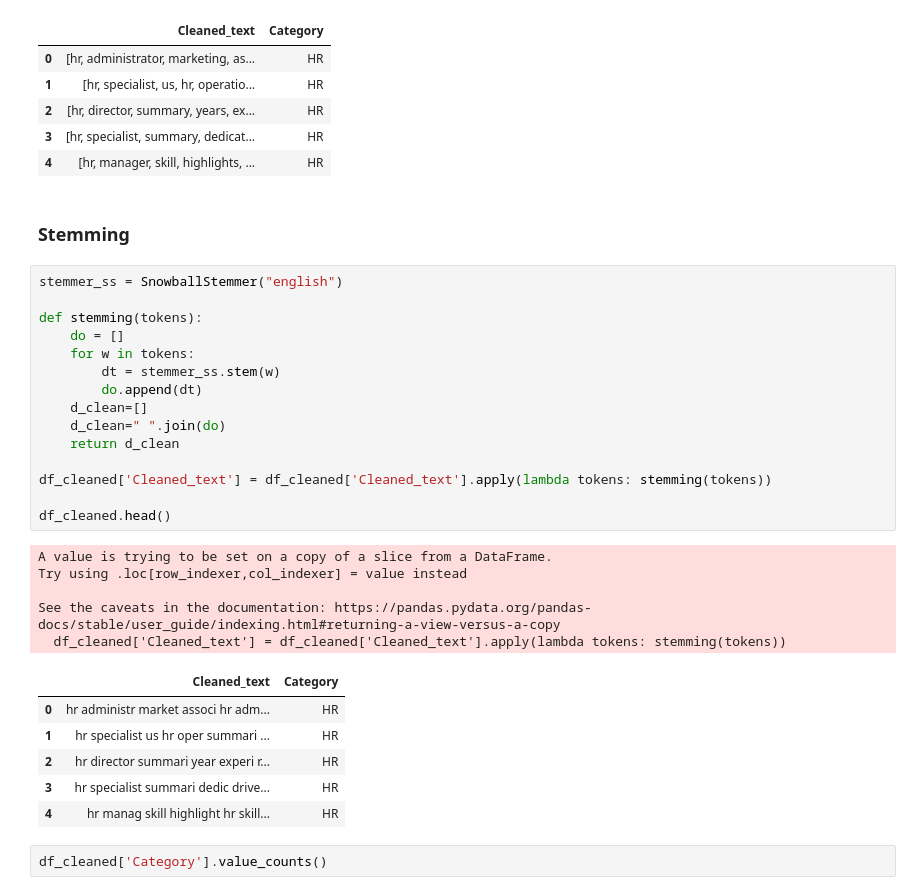
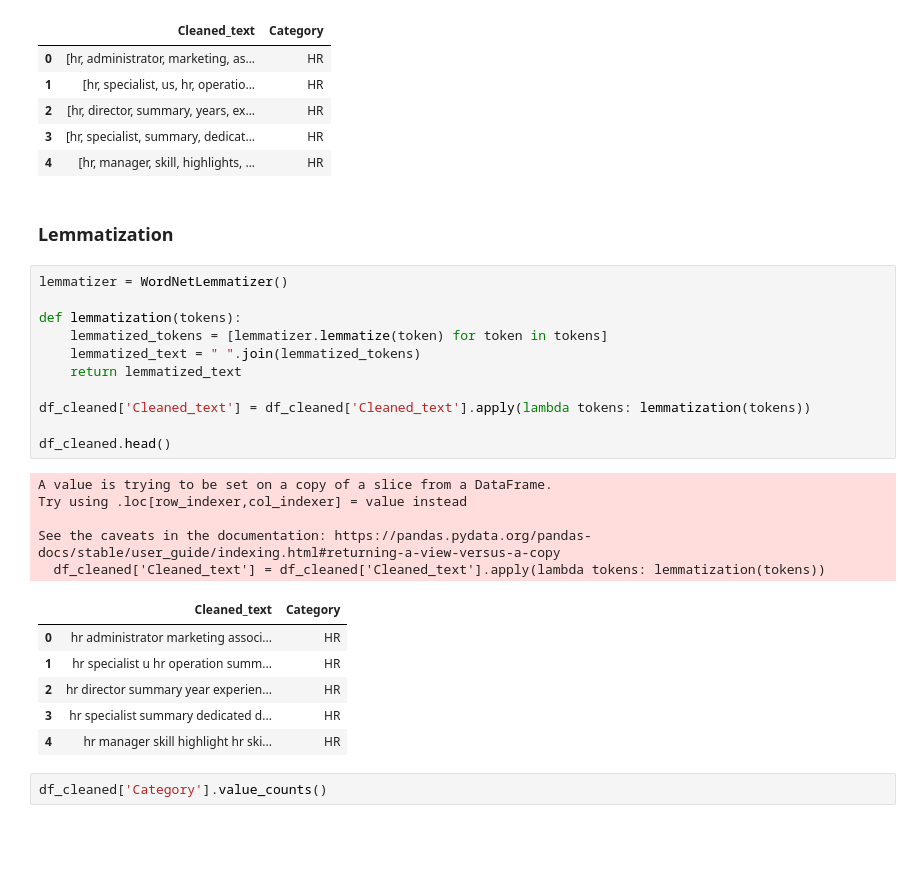
Before and after one commit to aymanrafif/Resume-Classification-Using-Machine-Learning-Models, a Jupyter notebook: Resume Classification Using Machine Learning Models.ipynb, the cells around one changed output. Drawn from its saved outputs; the diff is of its cells as text; blank space fills up the shorter version.

```diff
--- a/Resume Classification Using Machine Learning Models.ipynb
+++ b/Resume Classification Using Machine Learning Models.ipynb
@@ -141,34 +142,30 @@ See the caveats in the documentation: https://pandas.pydata.org/pandas-docs/stab
 | 3 | [hr, specialist, summary, dedicat... | HR |
 | 4 | [hr, manager, skill, highlights, ... | HR |
 # %% [markdown]
-### Stemming
+### Lemmatization
 # %%
-stemmer_ss = SnowballStemmer("english")
+lemmatizer = WordNetLemmatizer()
 
-def stemming(tokens):
-    do = []
-    for w in tokens:
-        dt = stemmer_ss.stem(w)
-        do.append(dt)
-    d_clean=[]
-    d_clean=" ".join(do)
-    return d_clean
+def lemmatization(tokens):
+    lemmatized_tokens = [lemmatizer.lemmatize(token) for token in tokens]
+    lemmatized_text = " ".join(lemmatized_tokens)
+    return lemmatized_text
 
-df_cleaned['Cleaned_text'] = df_cleaned['Cleaned_text'].apply(lambda tokens: stemming(tokens))
+df_cleaned['Cleaned_text'] = df_cleaned['Cleaned_text'].apply(lambda tokens: lemmatization(tokens))
 
 df_cleaned.head()
 # %% [output]
 A value is trying to be set on a copy of a slice from a DataFrame.
 Try using .loc[row_indexer,col_indexer] = value instead
 
 See the caveats in the documentation: https://pandas.pydata.org/pandas-docs/stable/user_guide/indexing.html#returning-a-view-versus-a-copy
-  df_cleaned['Cleaned_text'] = df_cleaned['Cleaned_text'].apply(lambda tokens: stemming(tokens))
+  df_cleaned['Cleaned_text'] = df_cleaned['Cleaned_text'].apply(lambda tokens: lemmatization(tokens))
 |  | Cleaned_text | Category |
-| 0 | hr administr market associ hr adm... | HR |
-| 1 | hr specialist us hr oper summari ... | HR |
-| 2 | hr director summari year experi r... | HR |
-| 3 | hr specialist summari dedic drive... | HR |
-| 4 | hr manag skill highlight hr skill... | HR |
+| 0 | hr administrator marketing associ... | HR |
+| 1 | hr specialist u hr operation summ... | HR |
+| 2 | hr director summary year experien... | HR |
+| 3 | hr specialist summary dedicated d... | HR |
+| 4 | hr manager skill highlight hr ski... | HR |
 # %%
 df_cleaned['Category'].value_counts()
 # %% [output]
```
Also changed, not shown: parts of 39 cells of this notebook.
